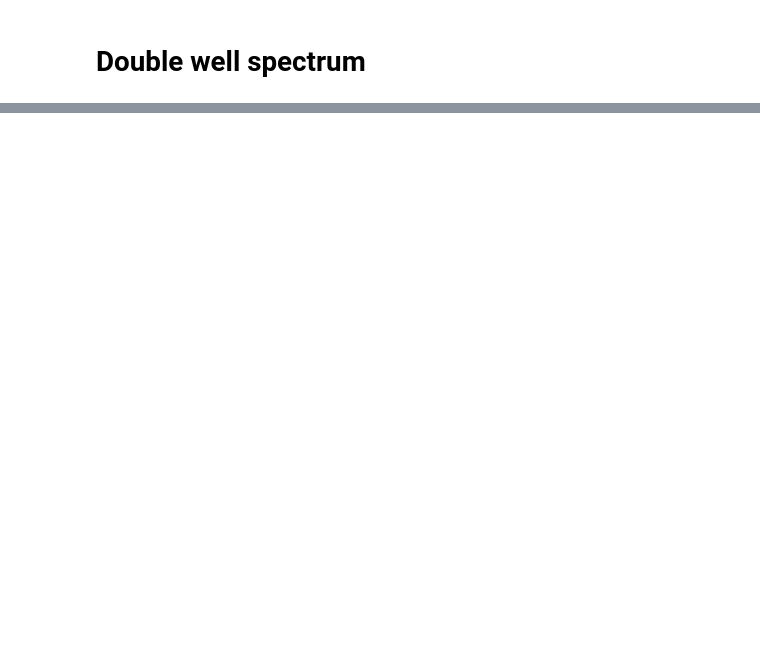
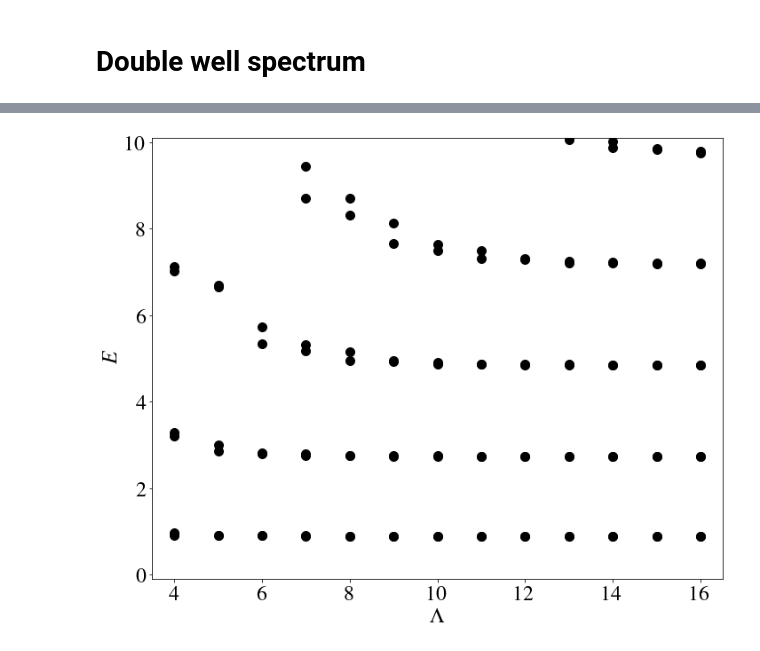
Before and after one commit to chrisculver/SUSY_QuantumComputing, a Jupyter notebook: tutorials/SpectraVSCutoff.ipynb, the cells around one changed output, grey strips where cells are left out. Saved outputs shown, nothing was run; the diff lists cells and outputs as text; code cells hidden in the pictures; blank space fills up the shorter version.

```diff
--- a/tutorials/SpectraVSCutoff.ipynb
+++ b/tutorials/SpectraVSCutoff.ipynb
@@ -179 +192,15 @@ for n in AHOcuts:
+# %%
+x, y = plot_data(AHOhamEigs)
+
+for i in range(len(x)):
+    plt.scatter(x[i],y[i], c='black')
+
+
+plt.xlabel('$\\Lambda$')
+plt.ylabel('$E$')
+
+plt.xlim(3.5,16.5)
+plt.ylim(1e-4,1e0)
+plt.yscale('log')
+plt.savefig('PLOTS/AHO_spectra.pdf',bbox_inches='tight')
 # %%
@@ -245,0 +285,18 @@ fig.savefig('PLOTS/DW_spectra.pdf',bbox_inches='tight')
+# %%
+x, y = plot_data(DWhamEigs)
+
+for i in range(len(x)):
+    plt.scatter(x[i],y[i], c='black')
+
+
+plt.xlabel('$\\Lambda$')
+plt.ylabel('$E$')
+
+plt.xlim(3.5,16.5)
+plt.ylim(-0.1,10.1)
+
+plt.savefig('PLOTS/DW_spectra.pdf',bbox_inches='tight')
+
+# ground state is near or not to zero, and can see convergence of some excited states
+# %% [output]
+[figure, added]
```
Also changed, not shown: parts of 12 cells of this notebook, 7 other files.
